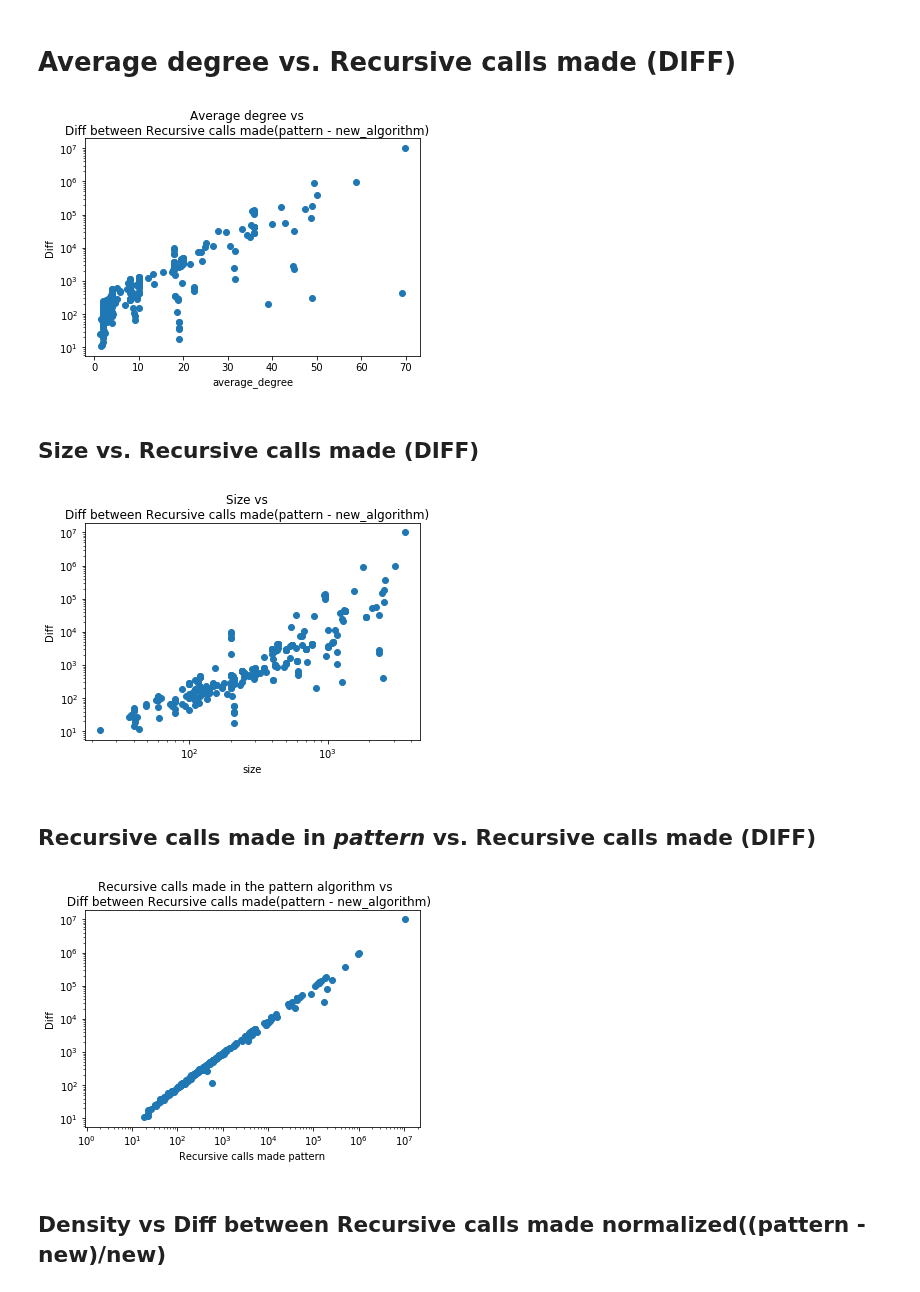
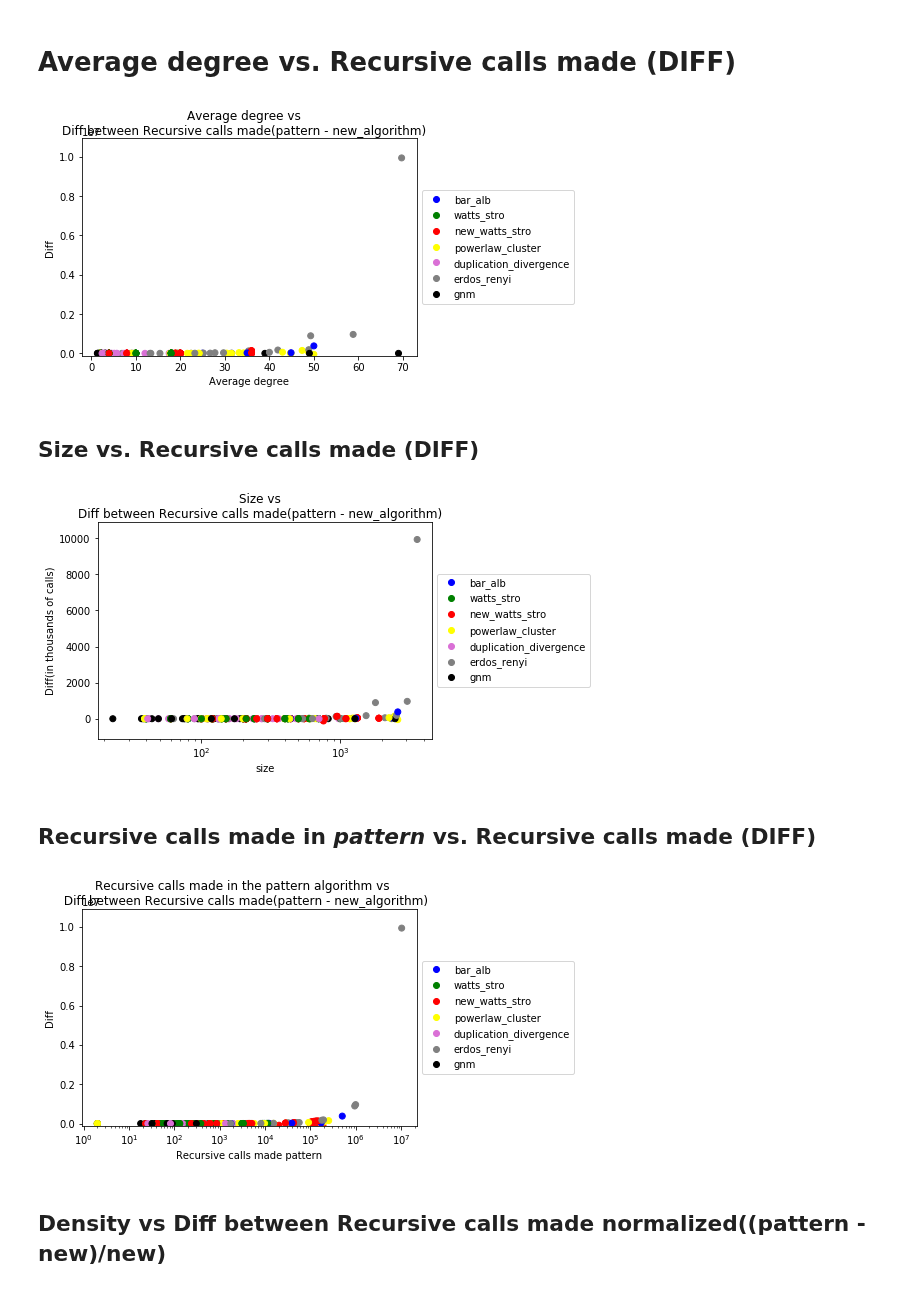
Before and after one commit to fi-uba-t3/max-clique, a Jupyter notebook: metrics-analysis.ipynb, the cells around one changed output. Saved outputs shown, nothing was run; the diff lists cells and outputs as text; code cells hidden in the pictures.

```diff
--- a/metrics-analysis.ipynb
+++ b/metrics-analysis.ipynb
@@ -130,31 +156,37 @@ fig.suptitle('Average degree vs\nDiff between Recursive calls made(pattern - new
 
 diff = list(map(lambda e: e[0] - e[1], zip(calls_made_pattern, calls_made_new)))
 
-ax.plot(average_degree_new, diff, 'o')
-ax.set(xlabel='average_degree', ylabel='Diff')
-ax.set(yscale='log')
+ax.scatter(average_degree_new, diff, c=colors_new)
+ax.set(xlabel='Average degree', ylabel='Diff')
+#ax.set(yscale='log', ylim=(min(diff)/10, max(diff)*10))
+ax.set(ylim=(min(diff) - 10, max(diff) * 1.10))
+
+plt.legend(fake_markers_for_legend, dictionary_of_colors.keys(), numpoints=1, loc='center left', bbox_to_anchor=(1, 0.5))
 plt.savefig("plots/average_degree_recur_calls_diff")
 
 plt.show()
 # %% [output]
-[figure, old version]
+[figure, new version]
 # %% [markdown]
 ## Size vs. Recursive calls made (DIFF)
 # %%
 fig, ax = plt.subplots()
 
 fig.suptitle('Size vs\nDiff between Recursive calls made(pattern - new_algorithm)')
 
-diff = list(map(lambda e: e[0] - e[1], zip(calls_made_pattern, calls_made_new)))
+diff = list(map(lambda e: (e[0] - e[1])/1000, zip(calls_made_pattern, calls_made_new)))
 
-ax.plot(size_new, diff, 'o')
-ax.set(xlabel='size', ylabel='Diff')
-ax.set(xscale='log', yscale='log')
+ax.scatter(size_new, diff, c=colors_new)
+ax.set(xlabel='size', ylabel='Diff(in thousands of calls)')
+ax.set(xscale='log')
+ax.set(ylim=(min(diff) - 1000 , max(diff) * 1.10))
+
+plt.legend(fake_markers_for_legend, dictionary_of_colors.keys(), numpoints=1, loc='center left', bbox_to_anchor=(1, 0.5))
 plt.savefig("plots/size_recur_calls_diff")
 
 plt.show()
 # %% [output]
-[figure, old version]
+[figure, new version]
 # %% [markdown]
 ## Recursive calls made in _pattern_ vs. Recursive calls made (DIFF)
 # %%
@@ -164,15 +196,16 @@ fig.suptitle('Recursive calls made in the pattern algorithm vs \n Diff between R
 
 diff = list(map(lambda e: e[0] - e[1], zip(calls_made_pattern, calls_made_new)))
 
-ax.plot(calls_made_pattern, diff, 'o')
+ax.scatter(calls_made_pattern, diff, c=colors_pattern)
 ax.set(xlabel='Recursive calls made pattern', ylabel='Diff')
-ax.set(xscale='log', yscale='log')
+ax.set(xscale='log', ylim=(min(diff) - 10, max(diff) * 1.10))
 
+plt.legend(fake_markers_for_legend, dictionary_of_colors.keys(), numpoints=1, loc='center left', bbox_to_anchor=(1, 0.5))
 plt.savefig("plots/recur_calls_diff_vs_recursive_calls_pattern")
 
 plt.show()
 # %% [output]
-[figure, old version]
+[figure, new version]
 # %% [markdown]
 ## Density vs Diff between Recursive calls made normalized((pattern - new)/new)
 # %%
```
Also changed, not shown: parts of 16 cells of this notebook, 1 other file.
